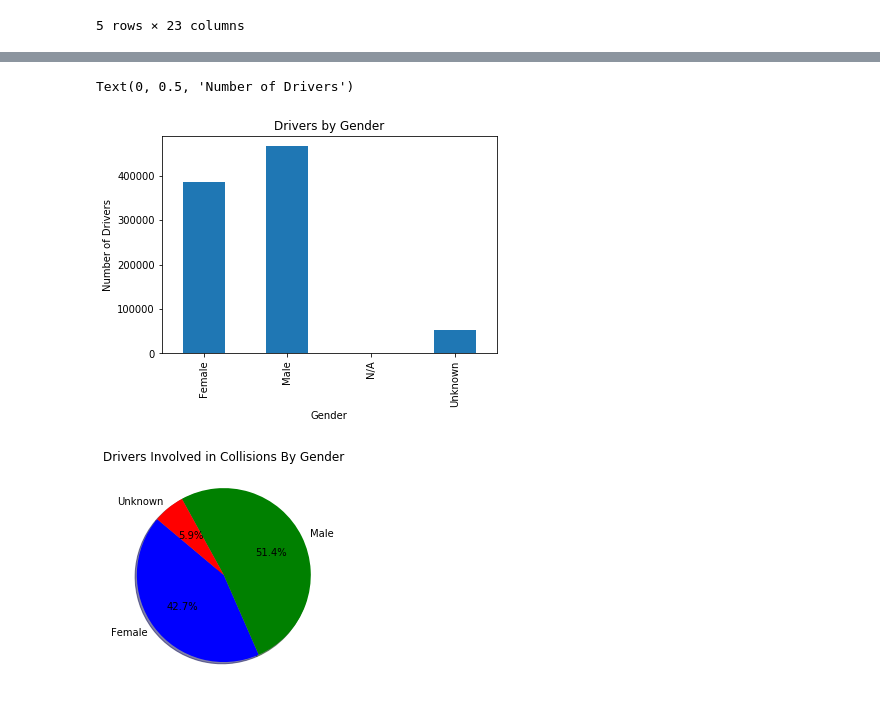
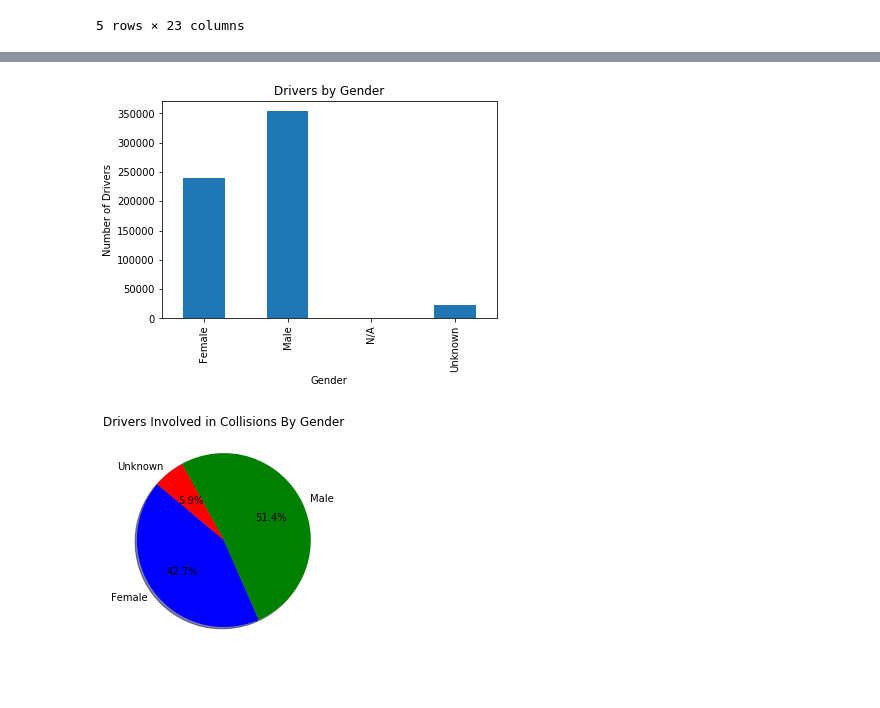
Before and after one commit to frpatel/team5-NCDB, a Jupyter notebook: project1-NCDB.ipynb, the cells around one changed output, grey strips where cells are left out. Cells and saved outputs as stored; diff of their text form; code cells hidden in the pictures.

```diff
--- a/project1-NCDB.ipynb
+++ b/project1-NCDB.ipynb
@@ -174,19 +257,18 @@ df_without_uu_driver.head()
 # %%
-df_without_uu.groupby(['P_SEX']).count()['C_CASE'].plot(kind = 'bar')
+df_without_uu_driver.groupby(['P_SEX']).count()['C_CASE'].plot(kind = 'bar')
 
 Cis_gender_labels = ['Female','Male','N/A','Unknown']
 x_axis= np.arange(len(Cis_gender_labels))
 tick_locations= [value for value in x_axis]
 
 
 plt.xticks(tick_locations, Cis_gender_labels)
 plt.title("Drivers by Gender")
 plt.xlabel("Gender")
 plt.ylabel("Number of Drivers")
 plt.savefig('Drivers By Gender.png')
 # %% [output]
-Text(0, 0.5, 'Number of Drivers')
-[figure, old version]
+[figure, new version]
 # %%
 gender_list = df_without_uu.groupby(['P_SEX']).count()['C_CASE'].tolist()
 
```
Also changed, not shown: parts of 15 cells of this notebook, 1 other file.
